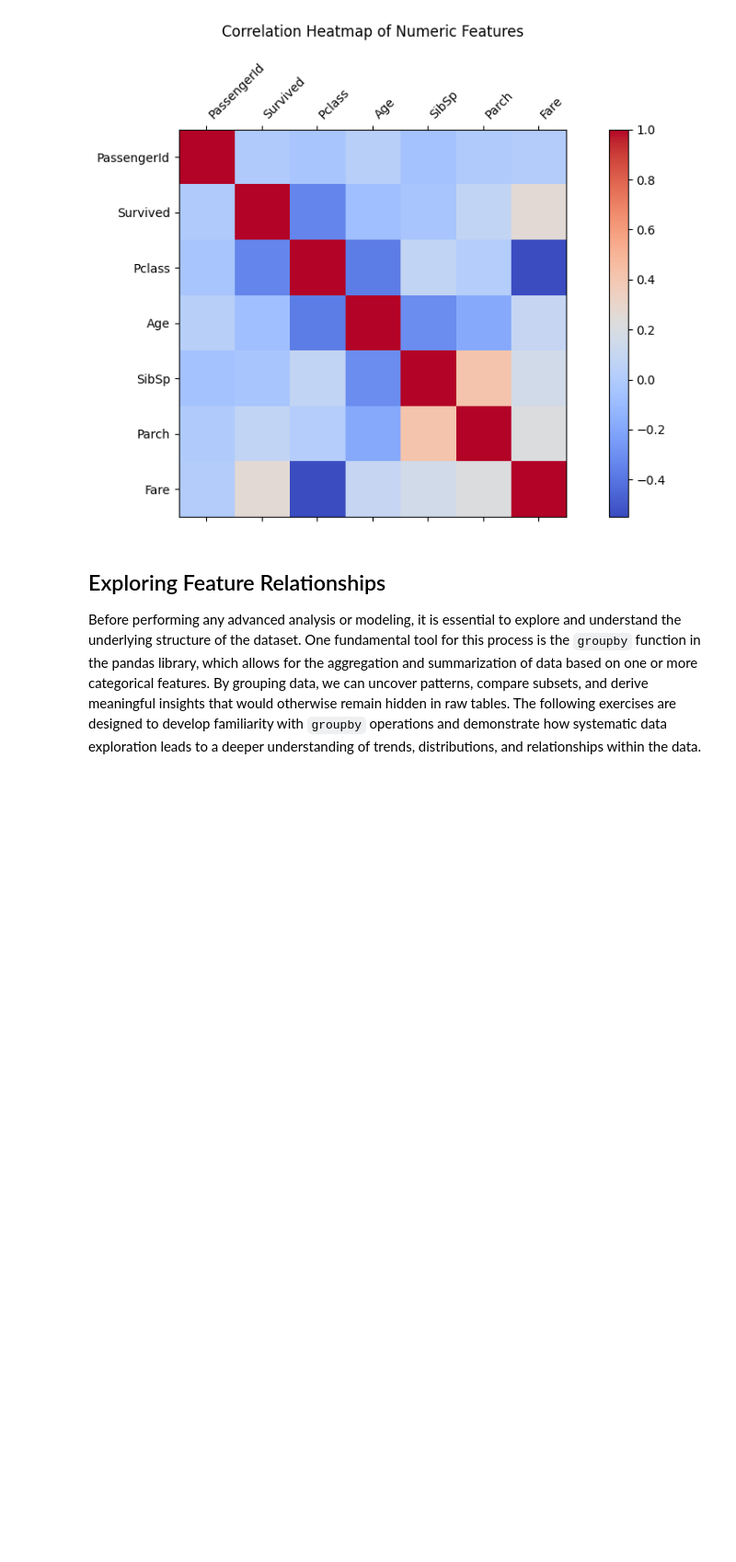
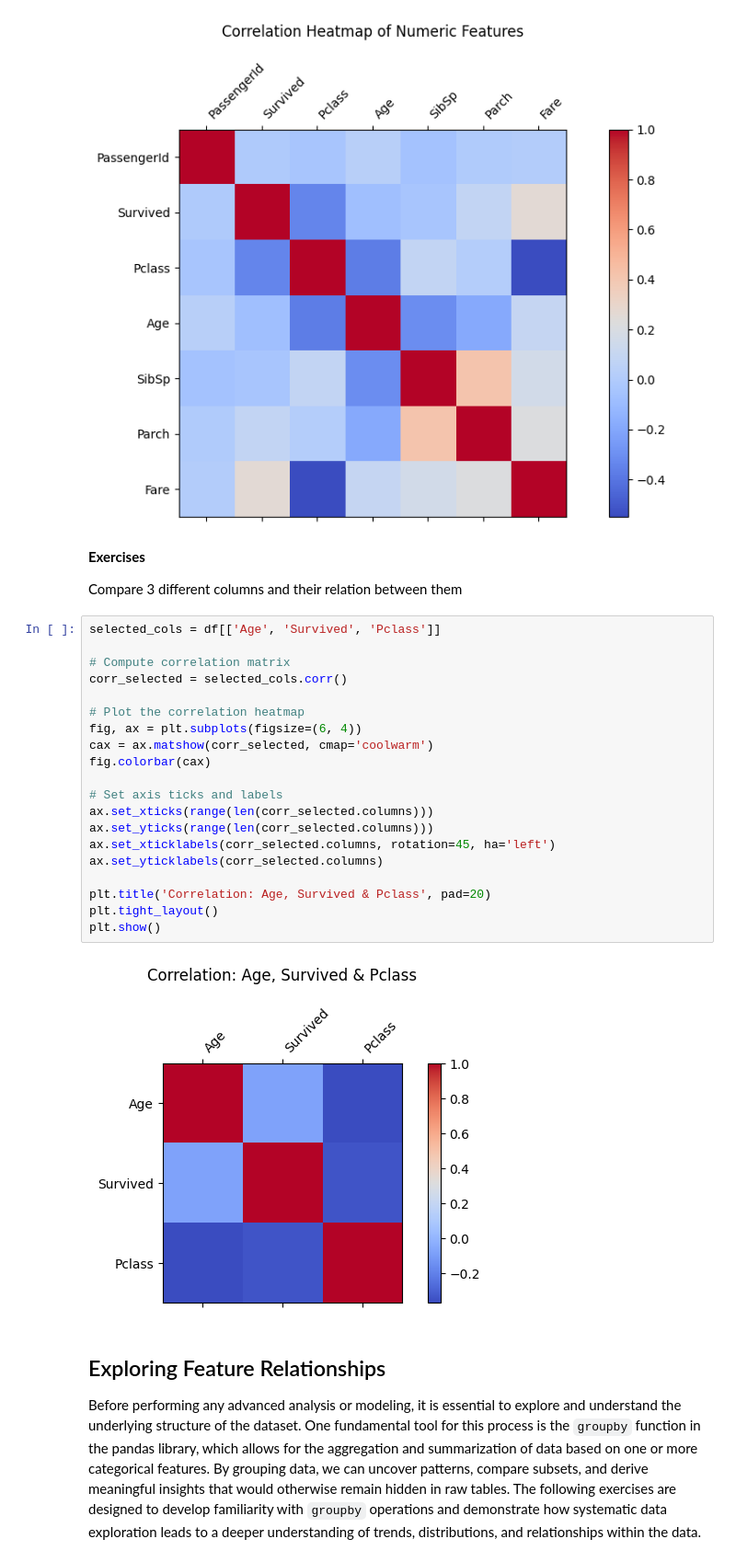
Before and after one commit to MAL-TO/Workshop-ML, a Jupyter notebook: lab-01.ipynb, the cells around one changed output. Shown at 92% size. Cells and saved outputs as stored; diff of their text form; blank space fills up the shorter version.

```diff
--- a/lab-01.ipynb
+++ b/lab-01.ipynb
@@ -531,6 +557,32 @@ plt.tight_layout()
 plt.show()
 # %% [output]
 [figure]
+# %% [markdown]
+**Exercises**
+
+Compare 3 different columns and their relation between them
+# %%
+selected_cols = df[['Age', 'Survived', 'Pclass']]
+
+# Compute correlation matrix
+corr_selected = selected_cols.corr()
+
+# Plot the correlation heatmap
+fig, ax = plt.subplots(figsize=(6, 4))
+cax = ax.matshow(corr_selected, cmap='coolwarm')
+fig.colorbar(cax)
+
+# Set axis ticks and labels
+ax.set_xticks(range(len(corr_selected.columns)))
+ax.set_yticks(range(len(corr_selected.columns)))
+ax.set_xticklabels(corr_selected.columns, rotation=45, ha='left')
+ax.set_yticklabels(corr_selected.columns)
+
+plt.title('Correlation: Age, Survived & Pclass', pad=20)
+plt.tight_layout()
+plt.show()
+# %% [output]
+[figure, added]
 # %% [markdown]
 ## Exploring Feature Relationships
 
```
Also changed, not shown: parts of 16 cells of this notebook.
